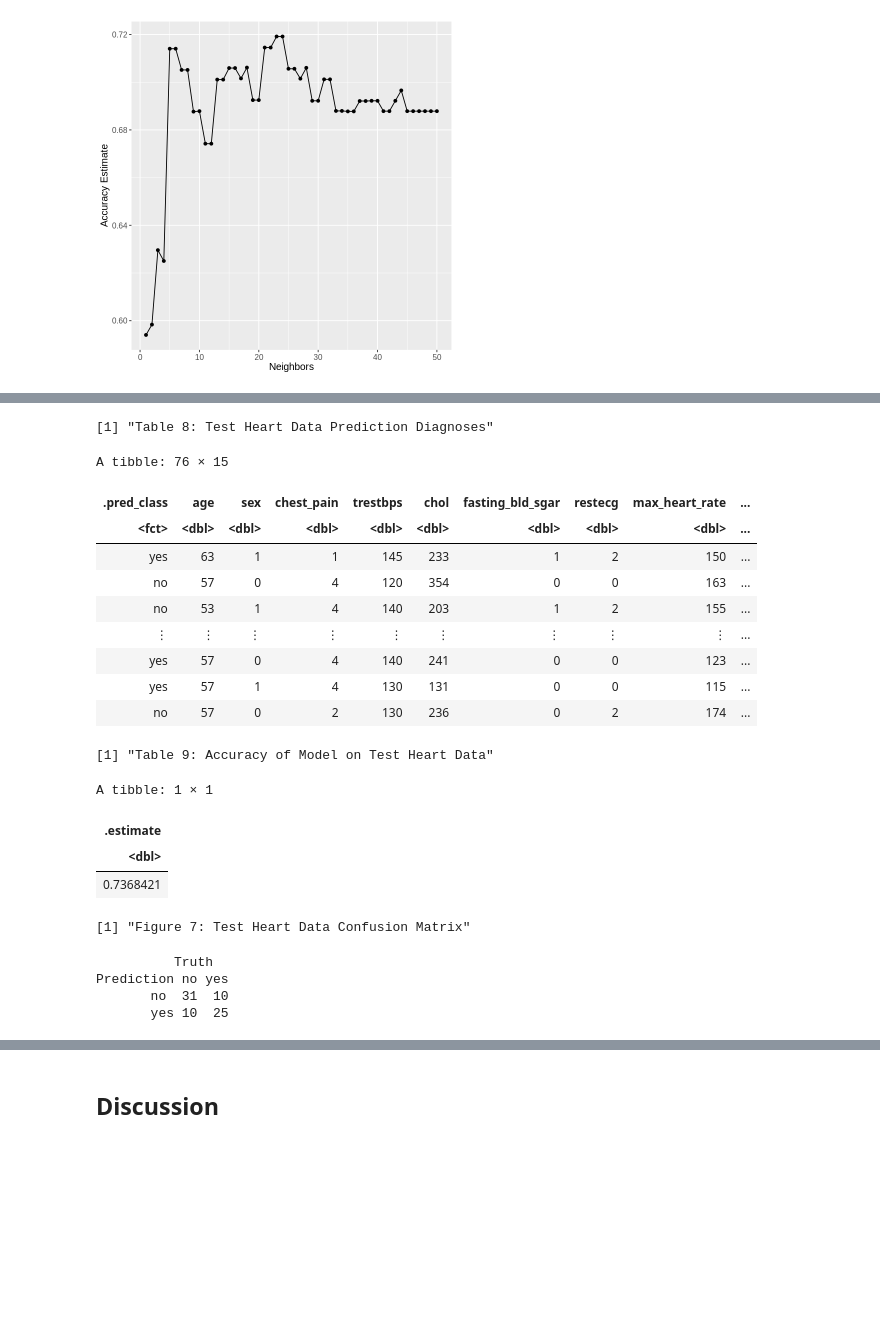
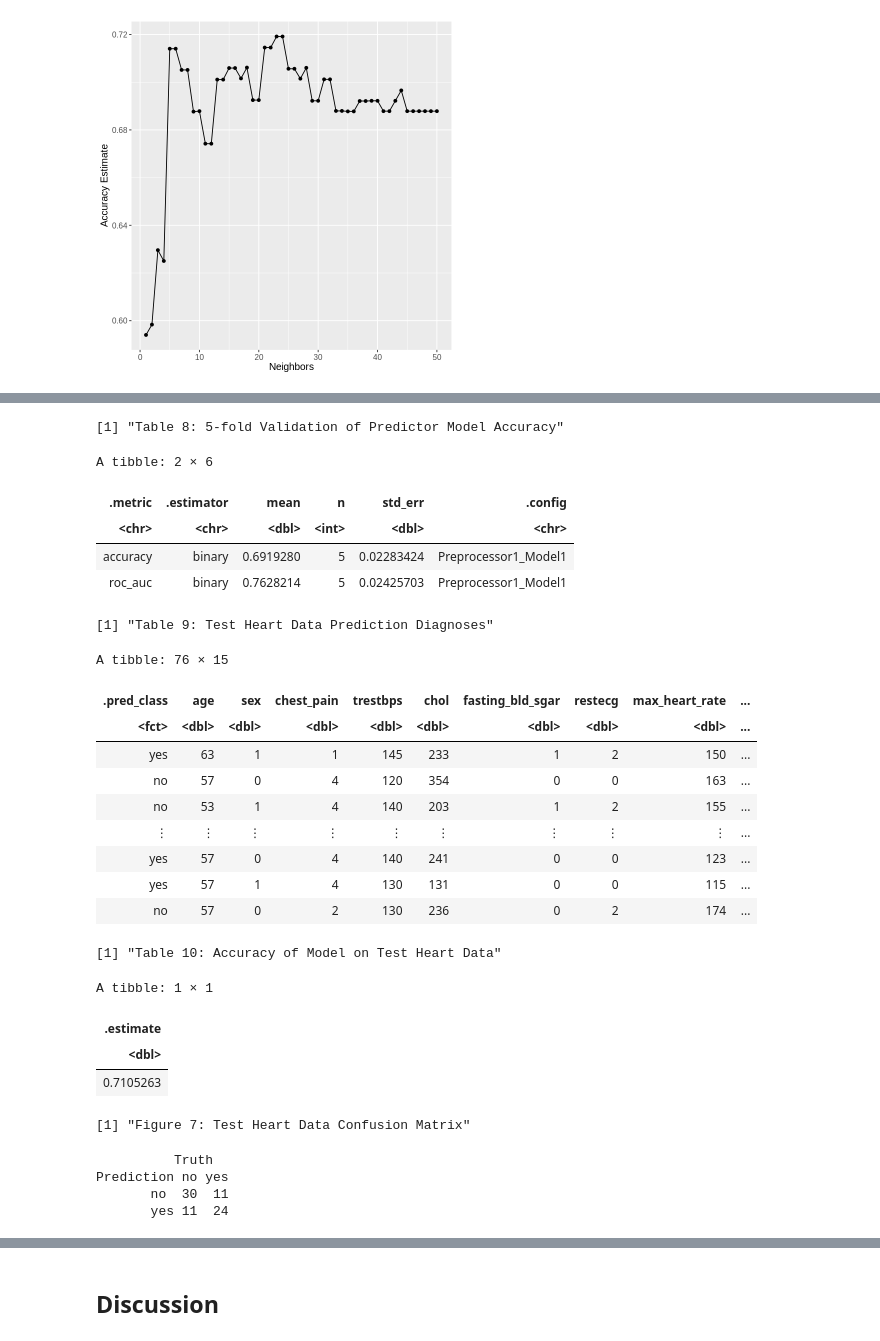
Before and after one commit to ssun05/dsci_100_002_group5_project, a Jupyter notebook: report.ipynb, the cells around one changed output, grey strips where cells are left out. Cells and saved outputs as stored; diff of their text form; code cells hidden in the pictures; blank space fills up the shorter version.

Commit message:
vfold accuracy

```diff
--- a/report.ipynb
+++ b/report.ipynb
@@ -327,10 +332,30 @@ Best k: 19
+# %%
+# check training accuracy of model with cross validation
+
+test_heart_vfold <- vfold_cv(heart_train, v = 5, strata = diagnosis)
+
+heart_vfold_fit <- workflow() |>
+                    add_recipe(training_recipe) |>
+                    add_model(heart_spec) |>
+                    fit_resamples(resamples = test_heart_vfold) |>
+                    collect_metrics()
+
+print("Table 8: 5-fold Validation of Predictor Model Accuracy")
+heart_vfold_fit
+# %% [output]
+[1] "Table 8: 5-fold Validation of Predictor Model Accuracy"
+A tibble: 2 × 6
+| .metric | .estimator | mean | n | std_err | .config |
+| <chr> | <chr> | <dbl> | <int> | <dbl> | <chr> |
+| accuracy | binary | 0.6919280 | 5 | 0.02283424 | Preprocessor1_Model1 |
+| roc_auc | binary | 0.7628214 | 5 | 0.02425703 | Preprocessor1_Model1 |
 # %%
 set.seed(9999)
 
 heart_predictions <- predict(heart_fit, heart_test) |>
                     bind_cols(heart_test)
 
-print("Table 8: Test Heart Data Prediction Diagnoses")
+print("Table 9: Test Heart Data Prediction Diagnoses")
 heart_predictions
 
 heart_metrics <- heart_predictions |>
@@ -338,7 +363,7 @@ heart_metrics <- heart_predictions |>
   filter(.metric == "accuracy") |>
   select(.estimate)
 
-print("Table 9: Accuracy of Model on Test Heart Data")
+print("Table 10: Accuracy of Model on Test Heart Data")
 heart_metrics
 
 heart_conf_mat <- heart_predictions |>
@@ -347,7 +372,7 @@ heart_conf_mat <- heart_predictions |>
 print("Figure 7: Test Heart Data Confusion Matrix")
 heart_conf_mat
 # %% [output]
-[1] "Table 8: Test Heart Data Prediction Diagnoses"
+[1] "Table 9: Test Heart Data Prediction Diagnoses"
 A tibble: 76 × 15
 | .pred_class | age | sex | chest_pain | trestbps | chol | fasting_bld_sgar | restecg | max_heart_rate | ... |
 | <fct> | <dbl> | <dbl> | <dbl> | <dbl> | <dbl> | <dbl> | <dbl> | <dbl> | ... |
@@ -358,16 +383,16 @@ A tibble: 76 × 15
 | yes | 57 | 0 | 4 | 140 | 241 | 0 | 0 | 123 | ... |
 | yes | 57 | 1 | 4 | 130 | 131 | 0 | 0 | 115 | ... |
 | no | 57 | 0 | 2 | 130 | 236 | 0 | 2 | 174 | ... |
-[1] "Table 9: Accuracy of Model on Test Heart Data"
+[1] "Table 10: Accuracy of Model on Test Heart Data"
 A tibble: 1 × 1
 | .estimate |
 | <dbl> |
-| 0.7368421 |
+| 0.7105263 |
 [1] "Figure 7: Test Heart Data Confusion Matrix"
           Truth
 Prediction no yes
-       no  31  10
-       yes 10  25
+       no  30  11
+       yes 11  24
 # %%
 heart_predictions |> pull(diagnosis) |> levels()
 
```
Also changed, not shown: parts of 4 cells of this notebook.
